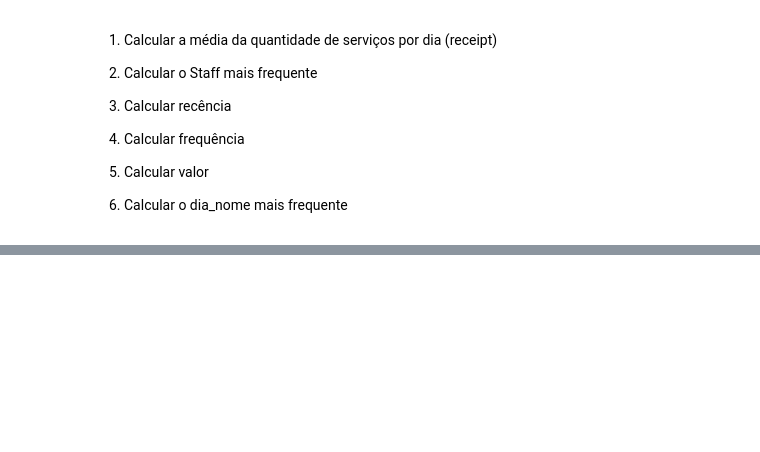
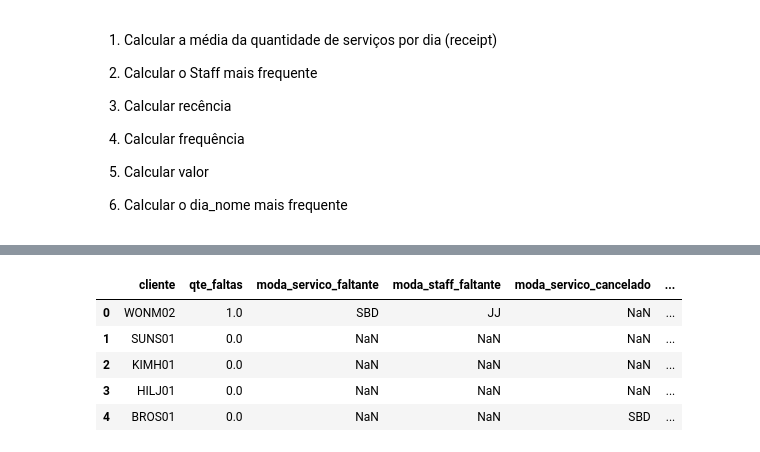
Before and after one commit to Alexandre-Esposte/Reserva_Nao_Honrada, a Jupyter notebook: notebooks/confeccionando_dataset_treino_teste.ipynb, the cells around one changed output, grey strips where cells are left out. Drawn from its saved outputs; the diff is of its cells as text; code cells hidden in the pictures; blank space fills up the shorter version.

```diff
--- a/notebooks/confeccionando_dataset_treino_teste.ipynb
+++ b/notebooks/confeccionando_dataset_treino_teste.ipynb
@@ -271,13 +303,18 @@ train = train.drop('Client',axis=1)
 # %%
 aux = transacoes_train.groupby('Client').apply(lambda x: x['Staff'].mode()[0]).to_frame('moda_staff_prestou_servico').reset_index()
-
-
 train = pd.merge(left = train,right = aux, left_on='cliente',right_on='Client',how='left')
 train = train.drop('Client',axis=1)
+
+aux = transacoes_test.groupby('Client').apply(lambda x: x['Staff'].mode()[0]).to_frame('moda_staff_prestou_servico').reset_index()
+test = pd.merge(left = test,right = aux, left_on='cliente',right_on='Client',how='left')
+test = test.drop('Client',axis=1)
 # %%
 aux = transacoes_train.groupby('Client').apply(lambda x: x['dia_nome'].mode()[0]).to_frame('moda_dia').reset_index()
+train = pd.merge(left = train,right = aux, left_on='cliente',right_on='Client',how='left')
+train = train.drop('Client',axis=1)
 
 
-train = pd.merge(left = train,right = aux, left_on='cliente',right_on='Client',how='left')
-train = train.drop('Client',axis=1)
+aux = transacoes_test.groupby('Client').apply(lambda x: x['dia_nome'].mode()[0]).to_frame('moda_dia').reset_index()
+test = pd.merge(left = test,right = aux, left_on='cliente',right_on='Client',how='left')
+test = test.drop('Client',axis=1)
 # %% [markdown]
@@ -284,0 +347,9 @@ Agora resta calcular recência, frequência e valor
+# %%
+test.head()
+# %% [output]
+|  | cliente | qte_faltas | moda_servico_faltante | moda_staff_faltante | moda_servico_cancelado | ... |
+| 0 | WONM02 | 1.0 | SBD | JJ | NaN | ... |
+| 1 | SUNS01 | 0.0 | NaN | NaN | NaN | ... |
+| 2 | KIMH01 | 0.0 | NaN | NaN | NaN | ... |
+| 3 | HILJ01 | 0.0 | NaN | NaN | NaN | ... |
+| 4 | BROS01 | 0.0 | NaN | NaN | SBD | ... |
```
Also changed, not shown: parts of 17 cells of this notebook, 2 other files.
